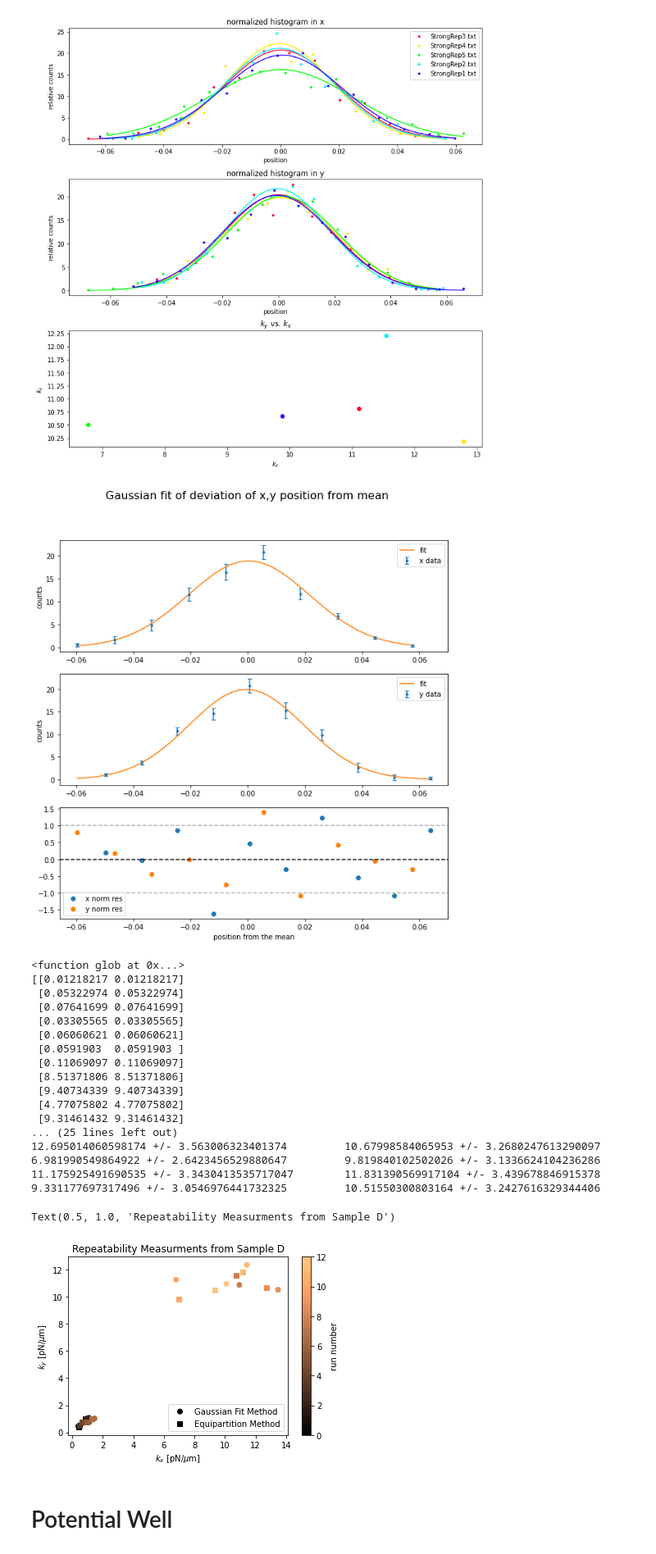
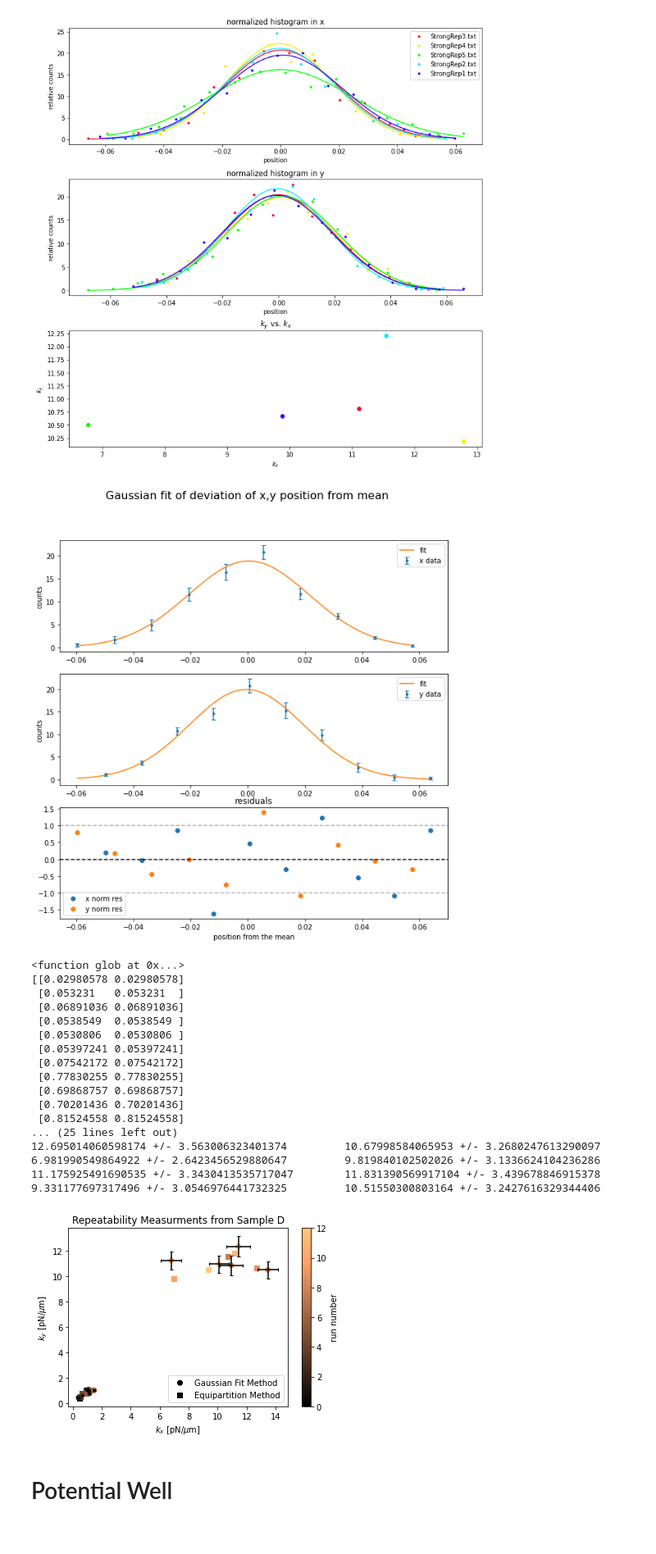
Before and after one commit to Ham0osh/Phys322W-OT, a Jupyter notebook: notebook.ipynb, the cells around one changed output. Shown at 82% size. Drawn from its saved outputs; the diff is of its cells as text; code cells hidden in the pictures.

```diff
--- a/notebook.ipynb
+++ b/notebook.ipynb
@@ -382,7 +382,7 @@ ax3.scatter(analysis.bins_x,norm_res2, label = 'y norm res')
 ax3.axhline(y = 0, color = 'k', linestyle = '--')
 ax3.axhline(y = 1, color = 'k', linestyle = '--', alpha = 0.3)
 ax3.axhline(y = -1, color = 'k', linestyle = '--', alpha = 0.3)
-ax3.set(xlabel = 'position from the mean')
+ax3.set(xlabel = 'position from the mean', title = 'residuals')
 ax3.legend()
 
 ax3.sharex(ax1)
@@ -392,7 +392,7 @@ fig.suptitle('Gaussian fit of deviation of x,y position from mean', fontsize=16)
 
 fig.savefig('Notes/gaussian_fit_and_residuals.pdf', bbox_inches = 'tight')
 # %% [output]
-[figure, old version]
+[figure, new version]
 # %%
 filenames1 = np.sort(glob('data/reproducibility/*[!1-3]_data.txt'))
 filenames2 = np.array(glob(('data/reproducibility/Strong*')))
@@ -417,11 +417,11 @@ for filename in filenames:
 
     std_sigma = np.sqrt(np.diag(analysis2.pCov_y))[1]
     sigma = analysis2.pOpt_y[1]
-    ky_error = analysis2.k_y*2*k_b*10**18*T/sigma**3*std_sigma
-    kx_error = analysis2.k_x*2*k_b*10**18*T/sigma**3*std_sigma
+    ky_error = 2*k_b*10**18*T/sigma**3*std_sigma
+    kx_error = 2*k_b*10**18*T/sigma**3*std_sigma
     error_arr.append([kx_error,kx_error])
 
-    #plt.errorbar(analysis2.k_x, analysis2.k_y, yerr = ky_error, xerr = kx_error, fmt = 'k')
+    plt.errorbar(analysis2.k_x, analysis2.k_y, yerr = ky_error, xerr = kx_error, fmt = 'k', capsize=2)
 
     k_x, k_y = get_k_equipartition(ret.x_dec, ret.y_dec)
     k_arr_strength_eqi.append([k_x,k_y])
@@ -439,46 +439,46 @@ error_arr = np.array(error_arr)
 #print(f"ky = {np.mean(k_arr_strength_eqi[:,1])} p/m {np.std(k_arr_strength_eqi[:,1])}")
 
 print(error_arr)
 
 print("\nGaussian Fit Method")
 for kx, ky,dkx, dky in np.concatenate((k_arr,error_arr),axis = 1):
     print(kx,"+/-",dkx,"\t",ky,"+/-",dky)
 
 print("\nEquipartition Method")
 for kx, ky in k_arr_strength_eqi:
     print(kx,"+/-",np.sqrt(kx),"\t",ky,"+/-",np.sqrt(ky))
 
 plt.scatter(k_arr[:,0], k_arr[:,1], marker = 'o',c = np.linspace(0,len(filenames),len(k_arr[:,0])),cmap = 'copper',  label="Gaussian Fit Method")
 plt.scatter(k_arr_strength_eqi[:,0], k_arr_strength_eqi[:,1], marker = 's', c = np.linspace(0,len(filenames),len(k_arr[:,0])), cmap  = 'copper', label = "Equipartition Method")
 
 
 plt.colorbar(label = 'run number')
 plt.xlabel(r"$k_x$ [pN/$\mu$m]")
 plt.ylabel(r"$k_y$ [pN/$\mu$m]")
 #plt.yscale("Log")
 #plt.xscale("Log")
 plt.legend()
 plt.title("Repeatability Measurments from Sample D") # lol
+plt.savefig('Notes/reproducibiliy.pdf')
 # %% [output]
 <function glob at 0x...>
-[[0.01218217 0.01218217]
- [0.05322974 0.05322974]
- [0.07641699 0.07641699]
- [0.03305565 0.03305565]
- [0.06060621 0.06060621]
- [0.0591903  0.0591903 ]
- [0.11069097 0.11069097]
- [8.51371806 8.51371806]
- [9.40734339 9.40734339]
- [4.77075802 4.77075802]
- [9.31461432 9.31461432]
+[[0.02980578 0.02980578]
+ [0.053231   0.053231  ]
+ [0.06891036 0.06891036]
+ [0.0538549  0.0538549 ]
+ [0.0530806  0.0530806 ]
+ [0.05397241 0.05397241]
+ [0.07542172 0.07542172]
+ [0.77830255 0.77830255]
+ [0.69868757 0.69868757]
+ [0.70201436 0.70201436]
+ [0.81524558 0.81524558]
 ... (25 lines left out)
 12.695014060598174 +/- 3.563006323401374         10.67998584065953 +/- 3.2680247613290097
 6.981990549864922 +/- 2.6423456529880647         9.819840102502026 +/- 3.1336624104236286
 11.175925491690535 +/- 3.3430413535717047        11.831390569917104 +/- 3.439678846915378
 9.331177697317496 +/- 3.0546976441732325         10.51550300803164 +/- 3.2427616329344406
-Text(0.5, 1.0, 'Repeatability Measurments from Sample D')
-[figure, old version]
+[figure, new version]
 # %% [markdown]
 # Potential Well
 # %%
```
Also changed, not shown: parts of 1 cell of this notebook, 7 other files.
